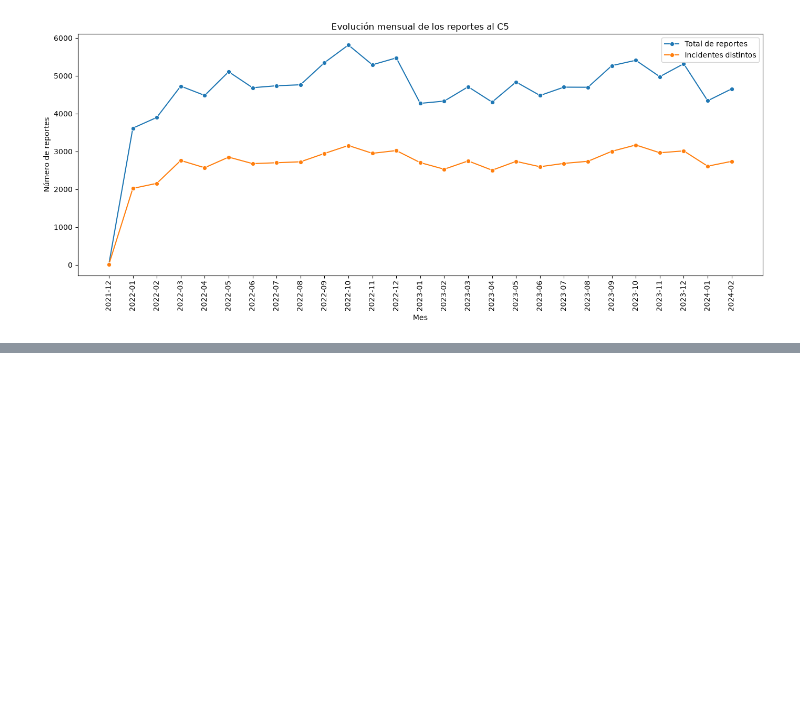
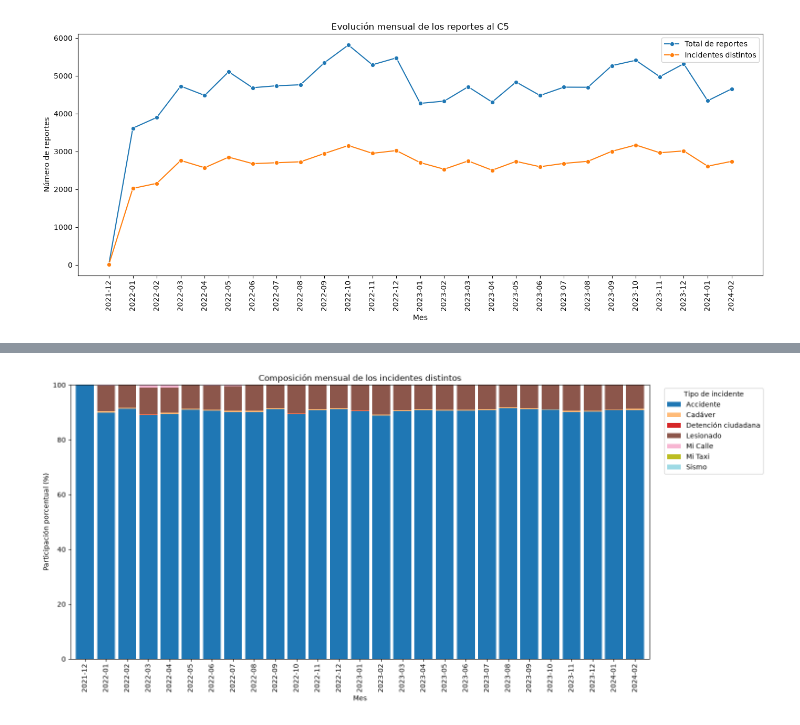
Before and after one commit to JafetR19/ds-project-team1-CGNR-JASR, a Jupyter notebook: notebooks/nb02_preguntas_visualizaciones.ipynb, the cells around one changed output, grey strips where cells are left out. Drawn from its saved outputs; the diff is of its cells as text; code cells hidden in the pictures; blank space fills up the shorter version.

```diff
--- a/notebooks/nb02_preguntas_visualizaciones.ipynb
+++ b/notebooks/nb02_preguntas_visualizaciones.ipynb
@@ -142,3 +142,17 @@ plt.tight_layout()
 plt.show()
 # %% [output]
 [figure]
+# %%
+composicion = (
+    df.loc[~df['duplicado']]
+    .groupby(['periodo', 'tipo_incidente_c4'])
+    .size()
+    .reset_index(name='frecuencia')
+)
+
+composicion['porcentaje'] = (
+    100 * composicion['frecuencia']
+    / composicion.groupby('periodo')['frecuencia'].transform('sum')
+).round(2)
+
+display(composicion)
@@ -144,0 +173,29 @@ plt.show()
+# %%
+tabla_composicion = composicion.pivot(
+    index='periodo',
+    columns='tipo_incidente_c4',
+    values='porcentaje'
+).fillna(0)
+
+tabla_composicion.index = tabla_composicion.index.astype(str)
+
+tabla_composicion.plot(
+    kind='bar',
+    stacked=True,
+    figsize=(15, 7),
+    colormap='tab20',
+    width=0.85
+)
+
+plt.title('Composición mensual de los incidentes distintos')
+plt.xlabel('Mes')
+plt.ylabel('Participación porcentual (%)')
+plt.legend(
+    title='Tipo de incidente',
+    bbox_to_anchor=(1.02, 1),
+    loc='upper left'
+)
+plt.tight_layout()
+plt.show()
+# %% [output]
+[figure, added]
```
Also changed, not shown: parts of 4 cells of this notebook.
